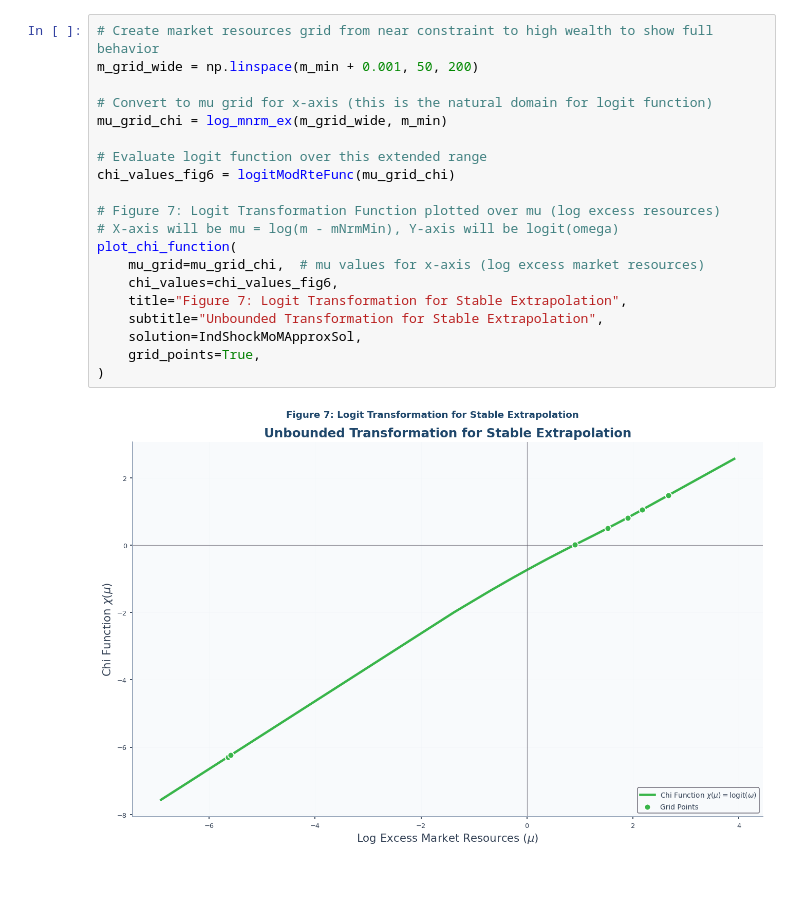
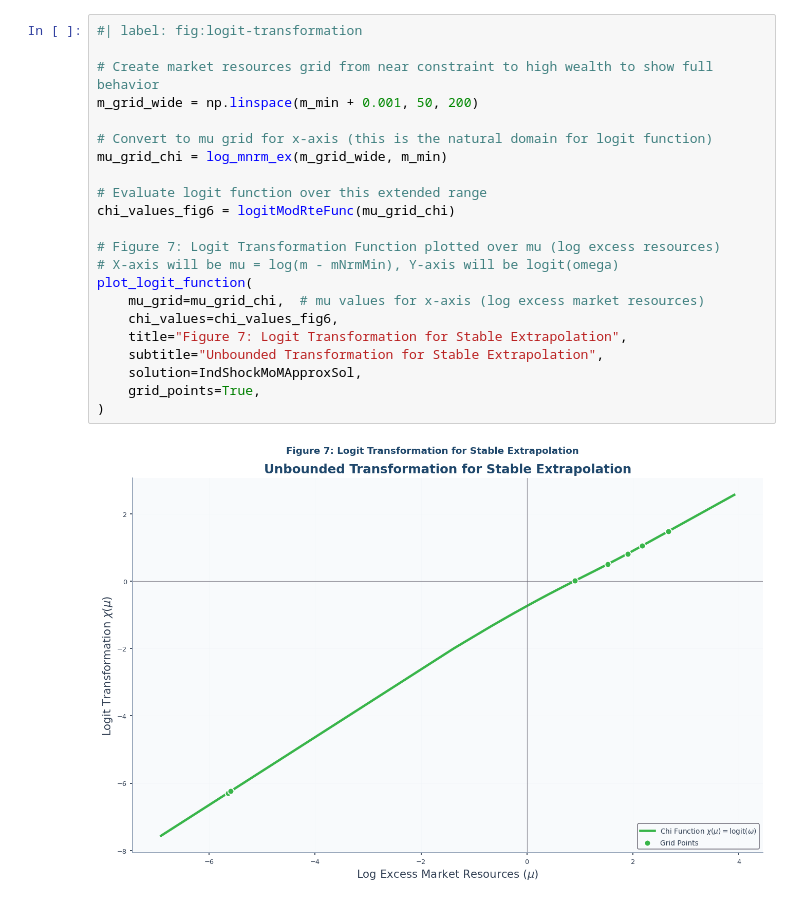
Before and after one commit to econ-ark/method-of-moderation, a Jupyter notebook: code/notebook.ipynb, the cells around one changed output. Drawn from its saved outputs; the diff is of its cells as text.

````diff
--- a/code/notebook.ipynb
+++ b/code/notebook.ipynb
@@ -354,25 +416,27 @@ The logit transformation $\logitModRte(\logmNrmEx) = \log((1-\modRte)/\modRte)$
 # %%
+#| label: fig:logit-transformation
+
 # Create market resources grid from near constraint to high wealth to show full behavior
 m_grid_wide = np.linspace(m_min + 0.001, 50, 200)
 
 # Convert to mu grid for x-axis (this is the natural domain for logit function)
 mu_grid_chi = log_mnrm_ex(m_grid_wide, m_min)
 
 # Evaluate logit function over this extended range
 chi_values_fig6 = logitModRteFunc(mu_grid_chi)
 
 # Figure 7: Logit Transformation Function plotted over mu (log excess resources)
 # X-axis will be mu = log(m - mNrmMin), Y-axis will be logit(omega)
-plot_chi_function(
+plot_logit_function(
     mu_grid=mu_grid_chi,  # mu values for x-axis (log excess market resources)
     chi_values=chi_values_fig6,
     title="Figure 7: Logit Transformation for Stable Extrapolation",
     subtitle="Unbounded Transformation for Stable Extrapolation",
     solution=IndShockMoMApproxSol,
     grid_points=True,
 )
 # %% [output]
-[figure, old version]
+[figure, new version]
 # %% [markdown]
 ```{important} Why Asymptotic Linearity Matters
 As $\logmNrmEx \to \infty$ (high wealth), the $\logitModRte(\logmNrmEx)$ curve becomes approximately linear with a positive slope $\logitModRteMu>0$. This asymptotic linearity is crucial because:
````
Also changed, not shown: parts of 26 cells of this notebook, 3 other files.
